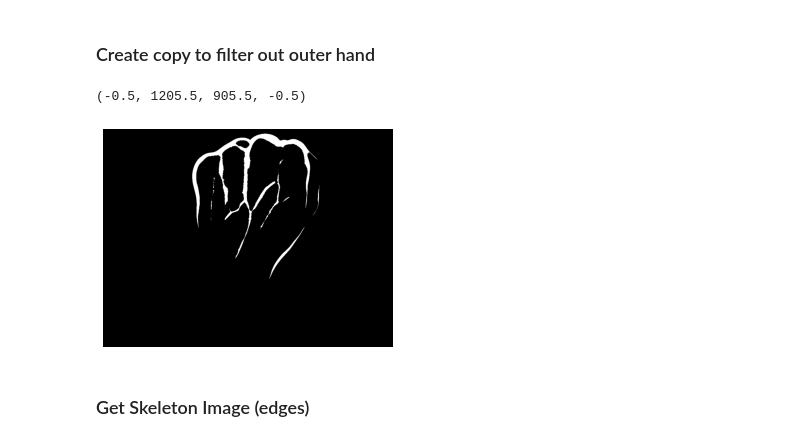
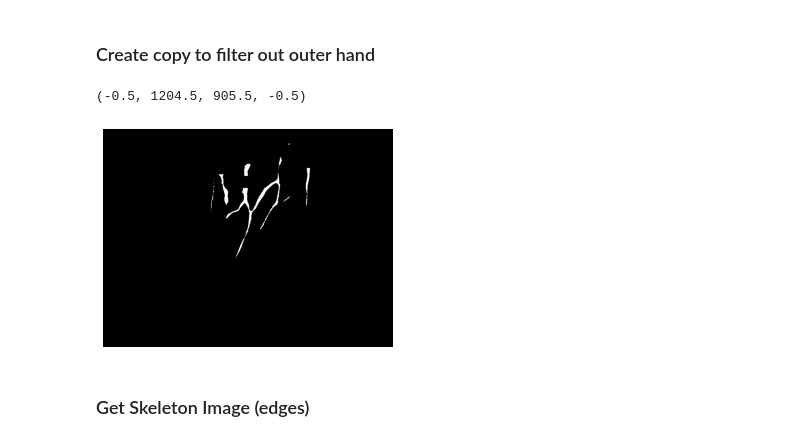
Before and after one commit to Jstambaugh00/BMESeniorDesignTeam7, a Jupyter notebook: UpdatedImageProcessing.ipynb, the cells around one changed output. Saved outputs shown, nothing was run; the diff lists cells and outputs as text; code cells hidden in the pictures.

Commit message:
Updated outline hand detection

```diff
--- a/UpdatedImageProcessing.ipynb
+++ b/UpdatedImageProcessing.ipynb
@@ -148,18 +171,0 @@ plt.axis('off')
-# %%
-# Filter using meijering - normal
-img = plt.imread('test3.jpg')
-img = skimage.filters.meijering(img,black_ridges=True)
-
-# Turn to gray
-gray = color.rgb2gray(img)
-
-# Threshold and turn to binary
-threshold = skimage.filters.threshold_otsu(gray)
-binary = (gray >= threshold)
-
-# Filter noise -erosion filter
-out = ndi.morphology.binary_erosion(binary, iterations=4)
-
-# Show image
-plt.imshow(out, cmap=plt.cm.gray)
-plt.axis('off')
@@ -173,35 +176,27 @@ out is reuslt of post-merijing! choose one of three and run right before
 # %% [markdown]
 ### Create copy to filter out outer hand
 # %%
-# Copy Image
+# Copy Image - Use this now
 out1=out
-
-# Close gaps
-closing=skimage.morphology.area_closing(binary,9000000,connectivity=2)
-
-# Find Edges
-edges = feature.canny(closing,sigma=1)
+filt=hand_filt
 
 # make edge bigger
-img2=skimage.morphology.dilation(edges,square(40))
+filt=skimage.morphology.dilation(filt,square(40))
 
 #Convert (from True+False to 1,0's)
-img2=img2*1
+filt=filt*1
 out1=out1*1
 
 # Combine masks
-combined = cv2.bitwise_xor(img2, out1)
+combined = cv2.bitwise_xor(filt, out1)
 combined = cv2.bitwise_and(combined, out1)
-
-# Filter noise -erosion filter (don't need)
-#filt = ndi.morphology.binary_erosion(combined, iterations=3)
 
 # Show image - FIltered out outer hand
 plt.imshow(combined, cmap=plt.cm.gray)
 plt.axis('off')
 # %% [output]
-(-0.5, 1205.5, 905.5, -0.5)
+(-0.5, 1204.5, 905.5, -0.5)
-[figure, old version]
+[figure, new version]
 # %% [markdown]
 ### Get Skeleton Image (edges)
 # %%
```
Also changed, not shown: parts of 31 cells of this notebook, 5 other files.
